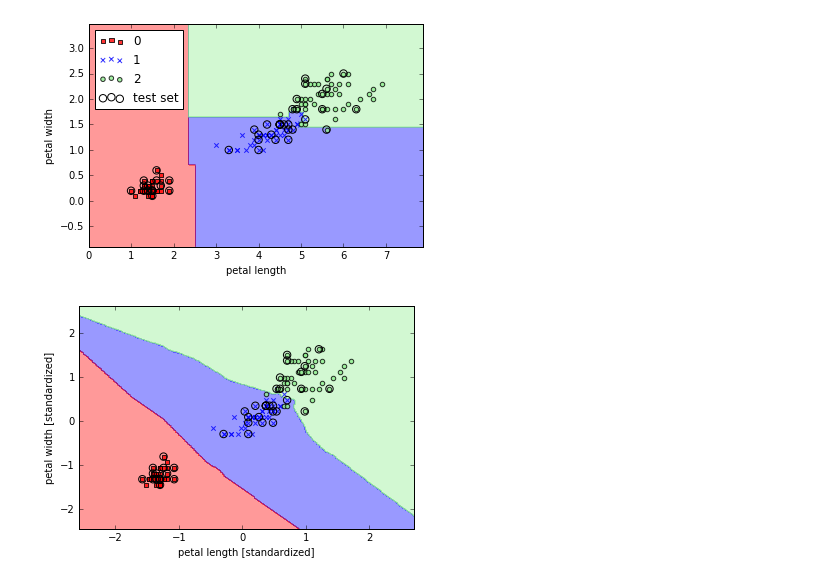
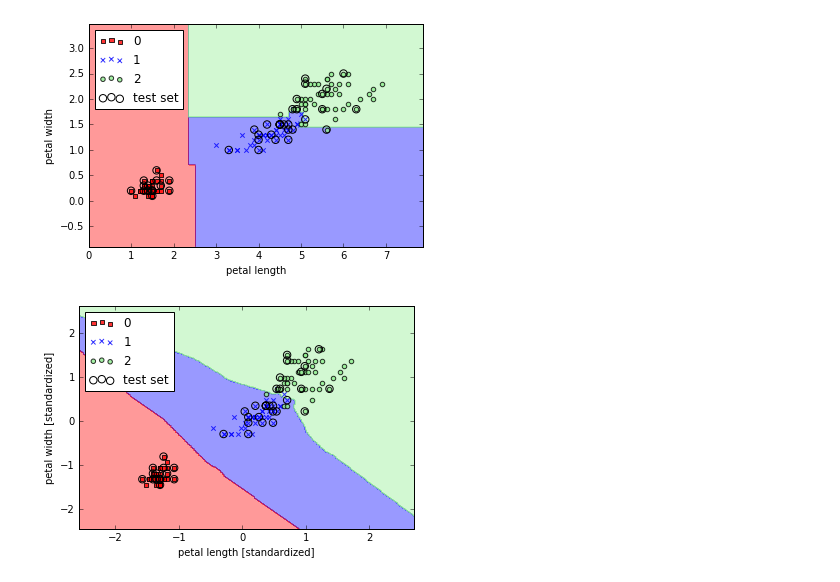
Before and after one commit to gohuygo/machine_learning, a Jupyter notebook: iris/scikit-learn.ipynb, the cells around one changed output. Saved outputs shown, nothing was run; the diff lists cells and outputs as text; code cells hidden in the pictures.

```diff
--- a/iris/scikit-learn.ipynb
+++ b/iris/scikit-learn.ipynb
@@ -216,10 +216,11 @@ plt.show()
 # %%
 from sklearn.neighbors import KNeighborsClassifier
 knn = KNeighborsClassifier(n_neighbors=5, p=2, metric='minkowski')
 knn.fit(X_train_std, y_train)
 plot_decision_regions(X_combined_std, y_combined, classifier=knn, test_idx=range(105,150))
 plt.xlabel('petal length [standardized]')
 plt.ylabel('petal width [standardized]')
+plt.legend(loc='upper left')
 plt.show()
 # %% [output]
-[figure, old version]
+[figure, new version]
```
